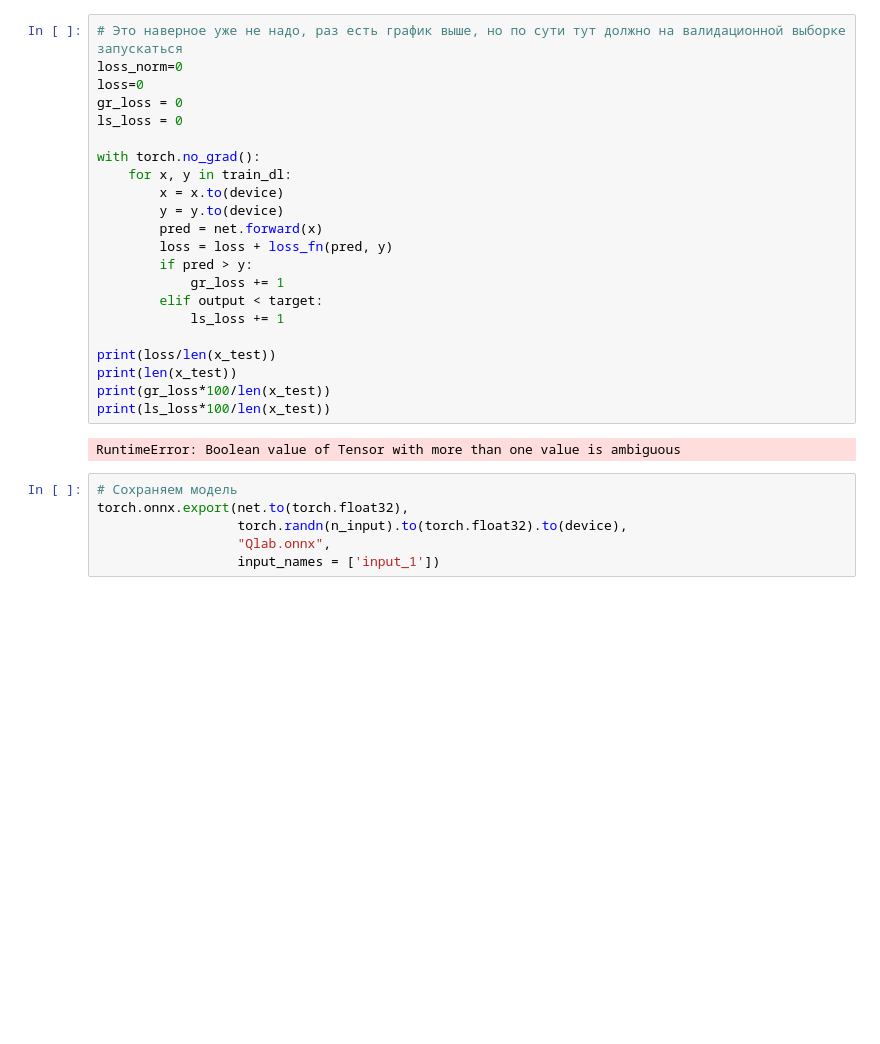
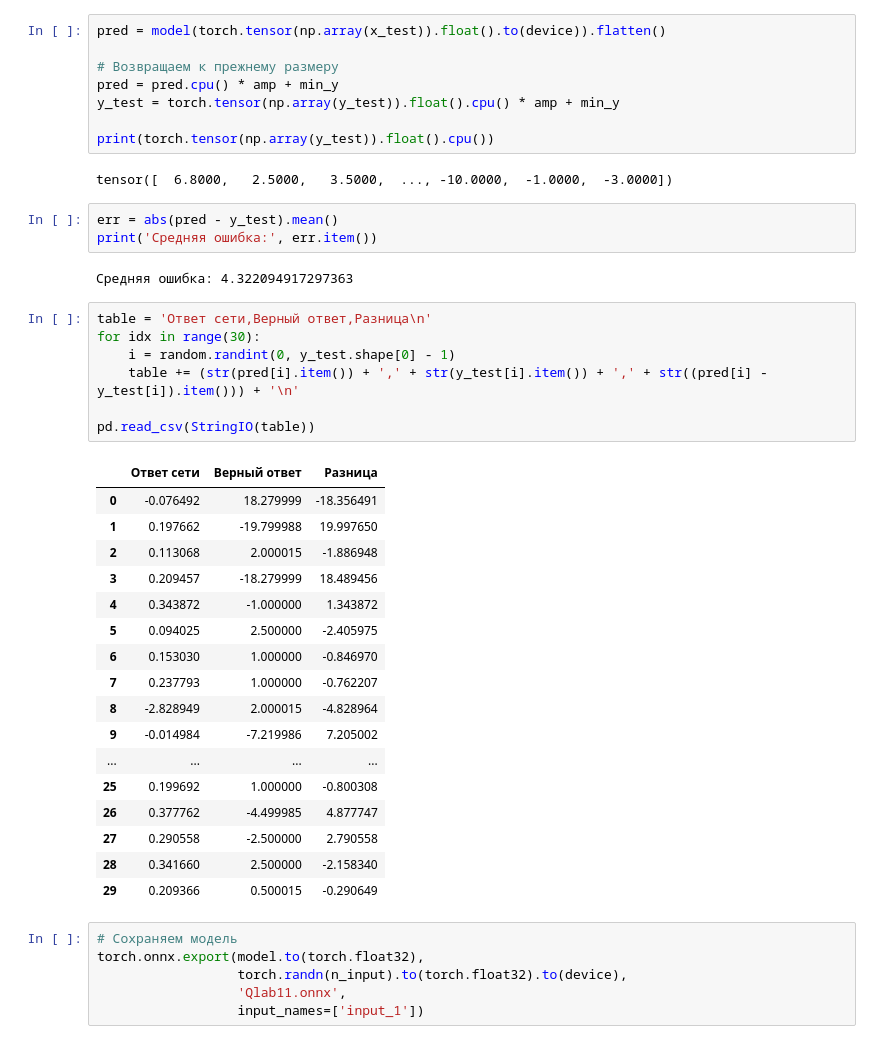
Before and after one commit to oQaris/QLab, a Jupyter notebook: ml/QLab.ipynb, the cells around one changed output. Cells and saved outputs as stored; diff of their text form; blank space fills up the shorter version.

```diff
--- a/ml/QLab.ipynb
+++ b/ml/QLab.ipynb
@@ -174,30 +383,46 @@ for eph in tqdm(range(epochs)):
+# %%
+pred = model(torch.tensor(np.array(x_test)).float().to(device)).flatten()
+
+# Возвращаем к прежнему размеру
+pred = pred.cpu() * amp + min_y
+y_test = torch.tensor(np.array(y_test)).float().cpu() * amp + min_y
+
+print(torch.tensor(np.array(y_test)).float().cpu())
+# %% [output]
+tensor([  6.8000,   2.5000,   3.5000,  ..., -10.0000,  -1.0000,  -3.0000])
 # %%
-# Это наверное уже не надо, раз есть график выше, но по сути тут должно на валидационной выборке запускаться
-loss_norm=0
-loss=0
-gr_loss = 0
-ls_loss = 0
-
-with torch.no_grad():
-    for x, y in train_dl:
-        x = x.to(device)
-        y = y.to(device)
-        pred = net.forward(x)
-        loss = loss + loss_fn(pred, y)
-        if pred > y:
-            gr_loss += 1
-        elif output < target:
-            ls_loss += 1
-
-print(loss/len(x_test))
-print(len(x_test))
-print(gr_loss*100/len(x_test))
-print(ls_loss*100/len(x_test))
+err = abs(pred - y_test).mean()
+print('Средняя ошибка:', err.item())
 # %% [output]
-RuntimeError: Boolean value of Tensor with more than one value is ambiguous
+Средняя ошибка: 4.322094917297363
+# %%
+table = 'Ответ сети,Верный ответ,Разница\n'
+for idx in range(30):
+    i = random.randint(0, y_test.shape[0] - 1)
+    table += (str(pred[i].item()) + ',' + str(y_test[i].item()) + ',' + str((pred[i] - y_test[i]).item())) + '\n'
+
+pd.read_csv(StringIO(table))
+# %% [output]
+|  | Ответ сети | Верный ответ | Разница |
+| 0 | -0.076492 | 18.279999 | -18.356491 |
+| 1 | 0.197662 | -19.799988 | 19.997650 |
+| 2 | 0.113068 | 2.000015 | -1.886948 |
+| 3 | 0.209457 | -18.279999 | 18.489456 |
+| 4 | 0.343872 | -1.000000 | 1.343872 |
+| 5 | 0.094025 | 2.500000 | -2.405975 |
+| 6 | 0.153030 | 1.000000 | -0.846970 |
+| 7 | 0.237793 | 1.000000 | -0.762207 |
+| 8 | -2.828949 | 2.000015 | -4.828964 |
+| 9 | -0.014984 | -7.219986 | 7.205002 |
+| ... | ... | ... | ... |
+| 25 | 0.199692 | 1.000000 | -0.800308 |
+| 26 | 0.377762 | -4.499985 | 4.877747 |
+| 27 | 0.290558 | -2.500000 | 2.790558 |
+| 28 | 0.341660 | 2.500000 | -2.158340 |
+| 29 | 0.209366 | 0.500015 | -0.290649 |
 # %%
 # Сохраняем модель
-torch.onnx.export(net.to(torch.float32),
+torch.onnx.export(model.to(torch.float32),
                   torch.randn(n_input).to(torch.float32).to(device),
-                  "Qlab.onnx",
-                  input_names = ['input_1'])
+                  'Qlab11.onnx',
+                  input_names=['input_1'])
```
Also changed, not shown: parts of 28 cells of this notebook, 2 other files.
